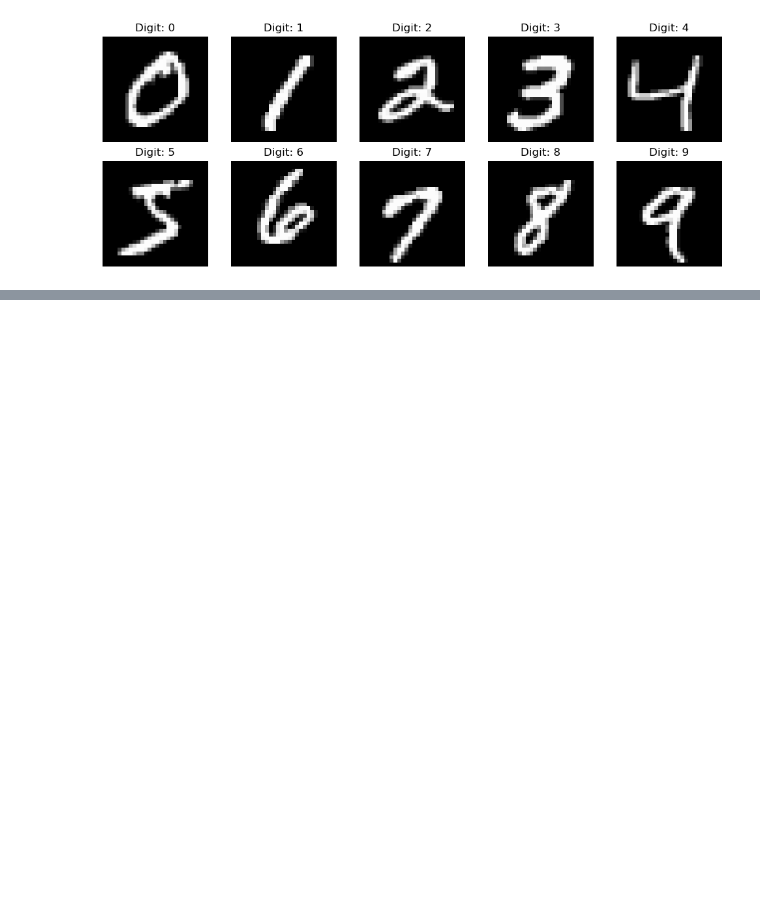
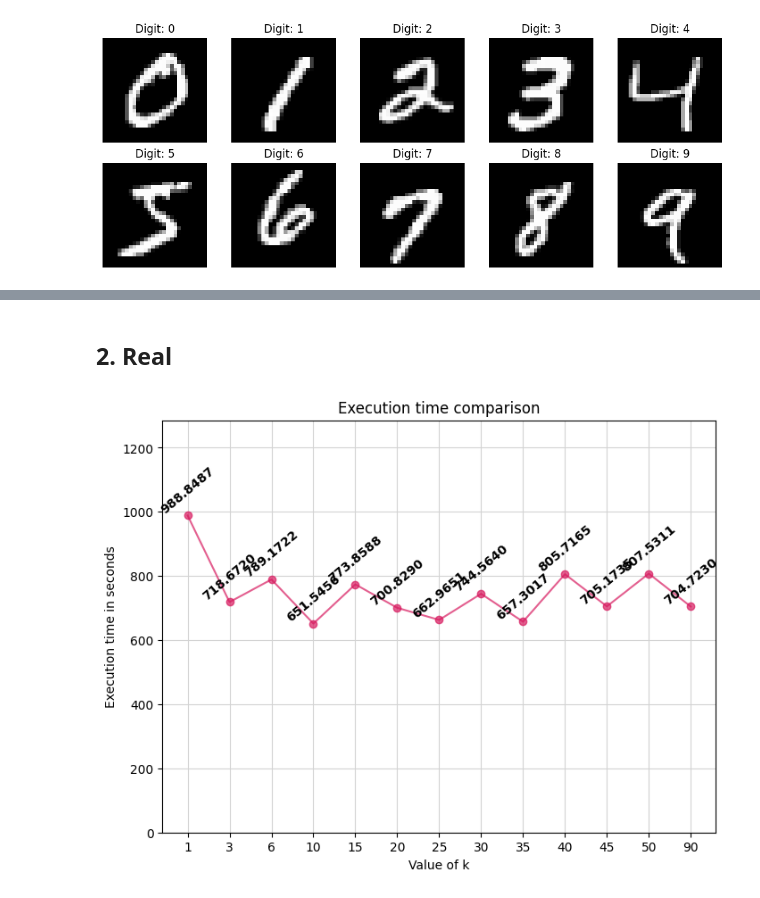
Before and after one commit to niconymanda/knn-chain, a Jupyter notebook: paper_results.ipynb, the cells around one changed output, grey strips where cells are left out. Drawn from its saved outputs; the diff is of its cells as text; code cells hidden in the pictures; blank space fills up the shorter version.

```diff
--- a/paper_results.ipynb
+++ b/paper_results.ipynb
@@ -943,0 +104,7 @@ plt.show()
+# %% [markdown]
+## 2. Real
+# %%
+# MNIST
+plot_runtimes(all_ks, times['avgs_mnist'])
+# %% [output]
+[figure, added]
```
Also changed, not shown: parts of 147 cells of this notebook, 4 other files.
